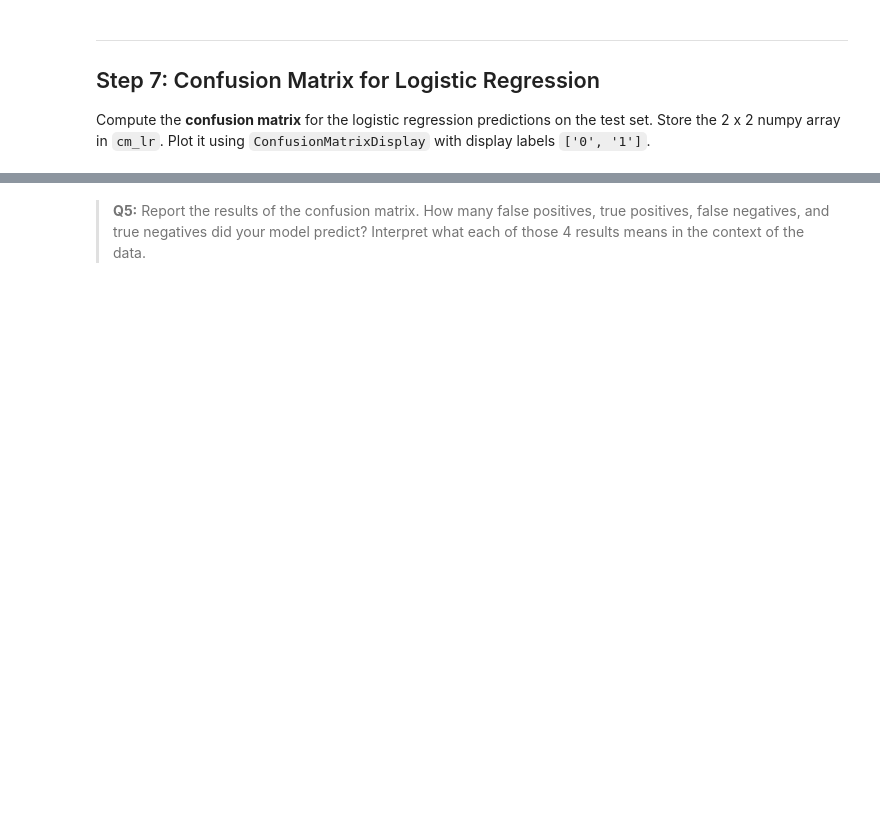
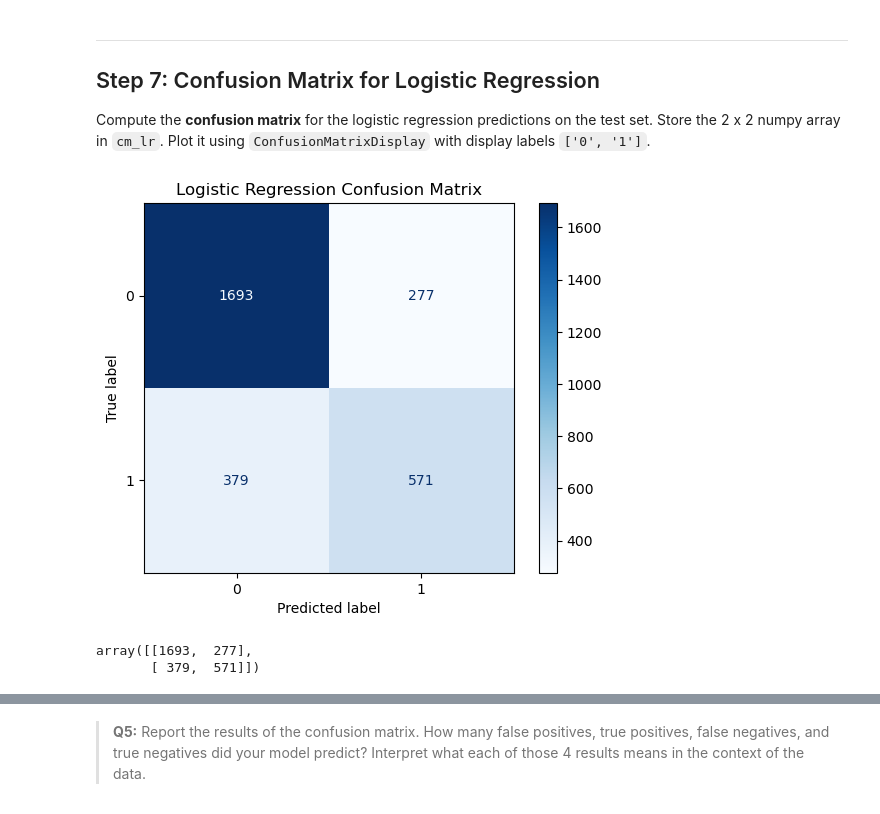
Before and after one commit to jwonyk/eds-232-hw2, a Jupyter notebook: hw2-task2.ipynb, the cells around one changed output, grey strips where cells are left out. Saved outputs shown, nothing was run; the diff lists cells and outputs as text; code cells hidden in the pictures; blank space fills up the shorter version.

Commit message:
Add logistic confusion and interpret the results for Task 2

```diff
--- a/hw2-task2.ipynb
+++ b/hw2-task2.ipynb
@@ -365,6 +365,23 @@ _The predictor with a **negative association** is `EPL_MINRTY`, which has a coef
 
 Compute the **confusion matrix** for the logistic regression predictions on the test set. Store the 2 x 2 numpy array in `cm_lr`. Plot it using `ConfusionMatrixDisplay` with display labels `['0', '1']`.
 # %%
-cm_lr = ...
+# Compare true labels to predicted labels
+cm_lr = confusion_matrix(y_test, y_pred_lr)
+
+# Plot confusion matrix
+display = ConfusionMatrixDisplay(
+    confusion_matrix = cm_lr,
+    display_labels = ['0', '1']
+)
+
+display.plot(cmap = "Blues")
+plt.title("Logistic Regression Confusion Matrix")
+plt.show()
+
+cm_lr
+# %% [output]
+[figure, added]
+array([[1693,  277],
+       [ 379,  571]])
 # %%
 grader.check("q11")
```
Also changed, not shown: parts of 2 cells of this notebook.
